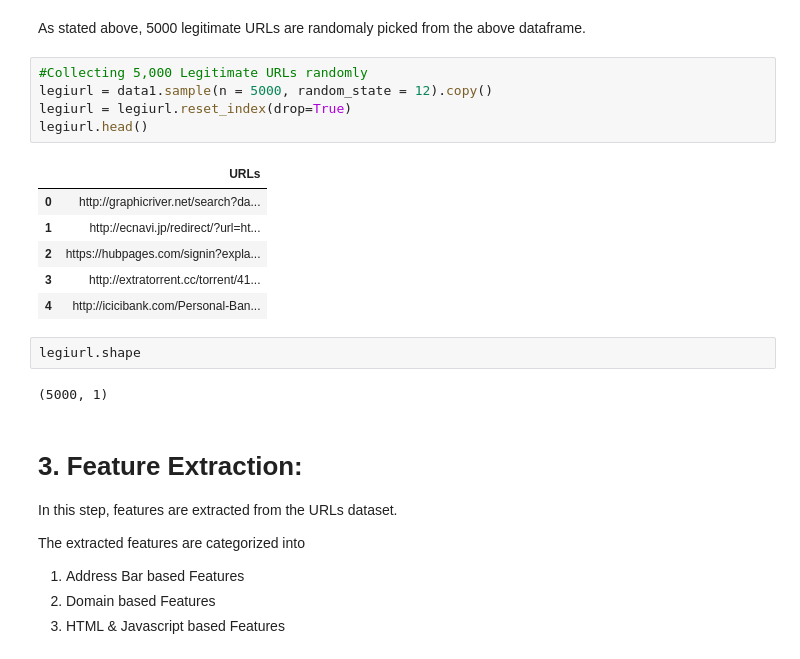
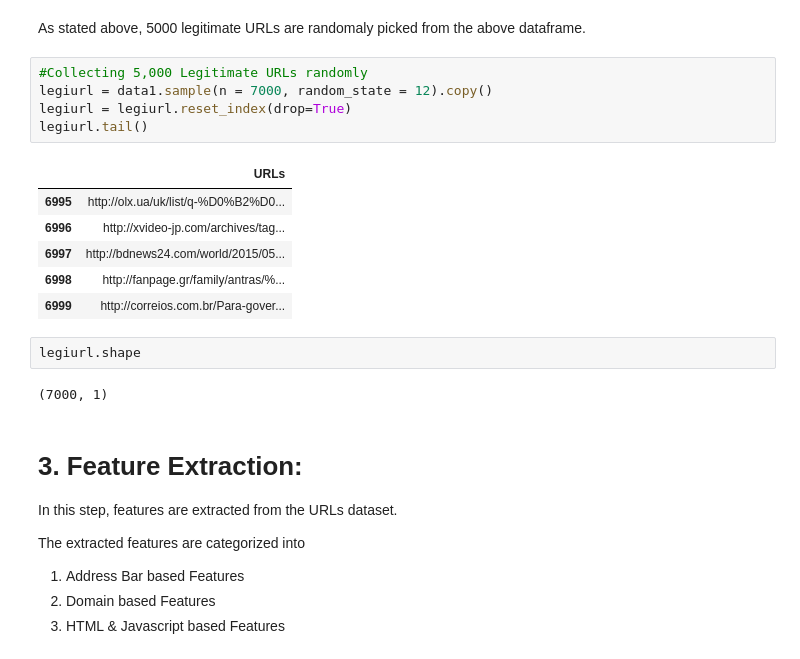
Before and after one commit to karthik235689/PhishDetect, a Jupyter notebook: URL Feature Extraction.ipynb, the cells around one changed output. Saved outputs shown, nothing was run; the diff lists cells and outputs as text.

```diff
--- a/URL Feature Extraction.ipynb
+++ b/URL Feature Extraction.ipynb
@@ -76,20 +76,20 @@ data1.head()
 As stated above, 5000 legitimate URLs are randomaly picked from the above dataframe.
 # %%
 #Collecting 5,000 Legitimate URLs randomly
-legiurl = data1.sample(n = 5000, random_state = 12).copy()
+legiurl = data1.sample(n = 7000, random_state = 12).copy()
 legiurl = legiurl.reset_index(drop=True)
-legiurl.head()
+legiurl.tail()
 # %% [output]
 |  | URLs |
-| 0 | http://graphicriver.net/search?da... |
-| 1 | http://ecnavi.jp/redirect/?url=ht... |
-| 2 | https://hubpages.com/signin?expla... |
-| 3 | http://extratorrent.cc/torrent/41... |
-| 4 | http://icicibank.com/Personal-Ban... |
+| 6995 | http://olx.ua/uk/list/q-%D0%B2%D0... |
+| 6996 | http://xvideo-jp.com/archives/tag... |
+| 6997 | http://bdnews24.com/world/2015/05... |
+| 6998 | http://fanpage.gr/family/antras/%... |
+| 6999 | http://correios.com.br/Para-gover... |
 # %%
 legiurl.shape
 # %% [output]
-(5000, 1)
+(7000, 1)
 # %% [markdown]
 # **3. Feature Extraction:**
 
```
Also changed, not shown: parts of 18 cells of this notebook, 38 other files.
